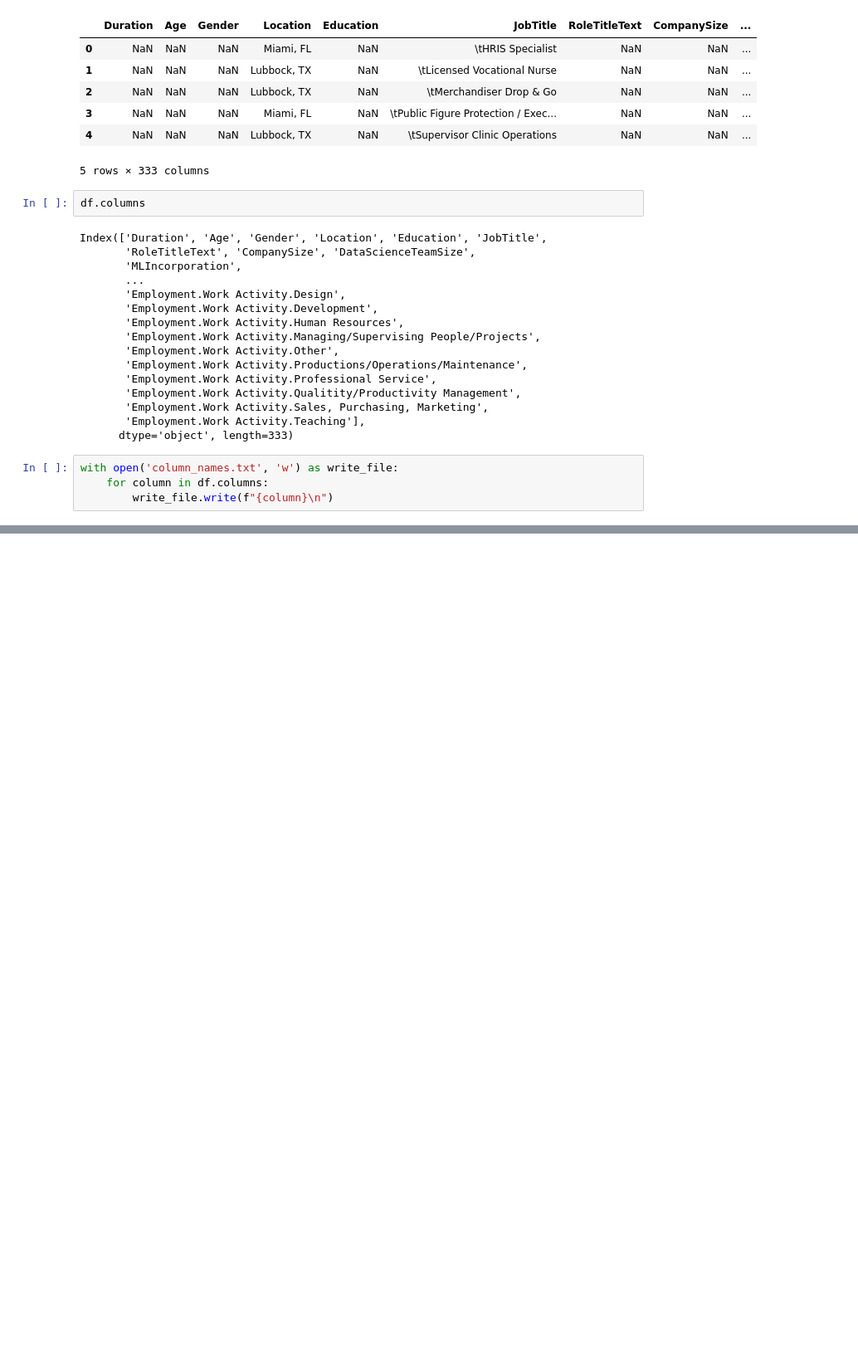
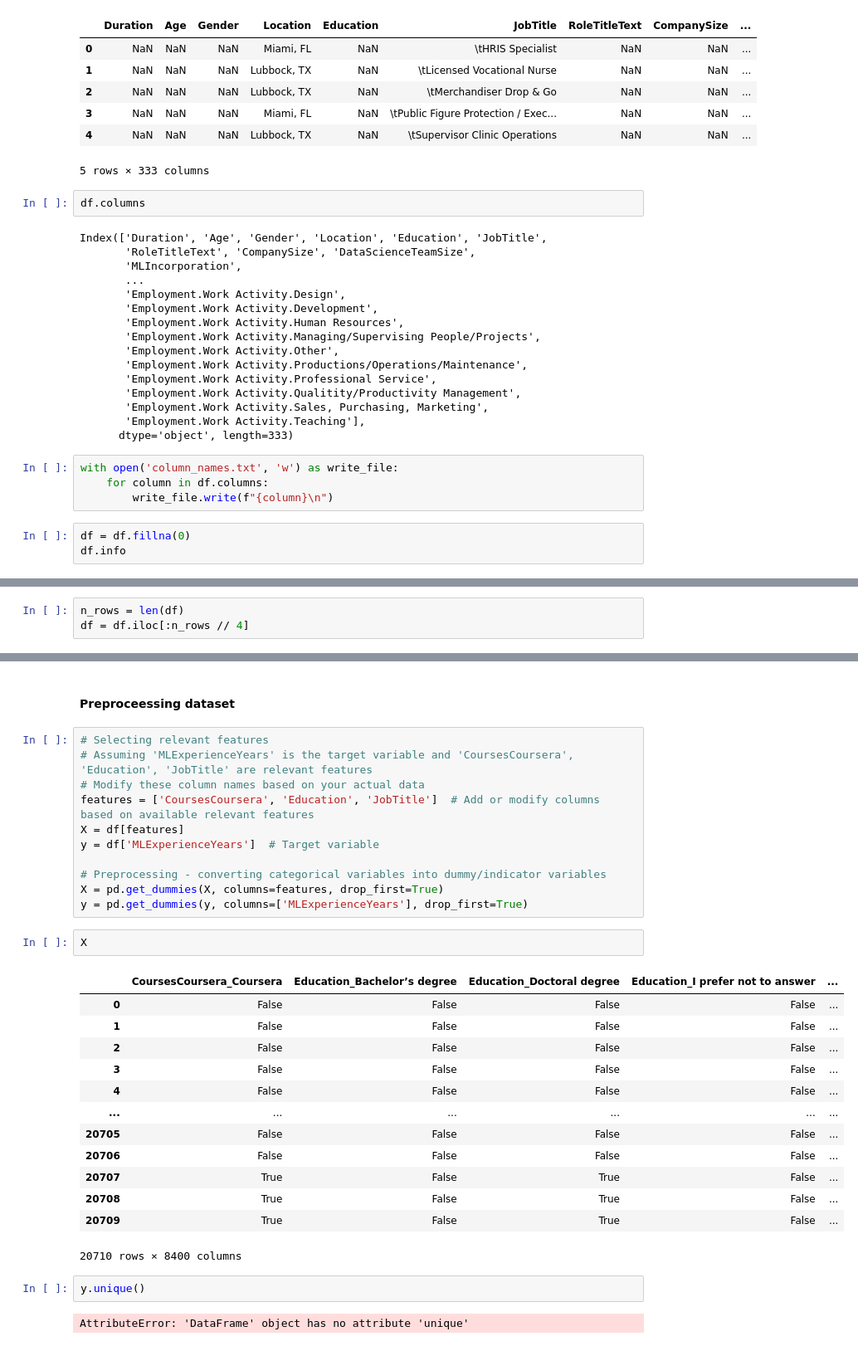
Before and after one commit to rahul0776/Job-Market-Trends, a Jupyter notebook: 50602510_algo.ipynb, the cells around one changed output, grey strips where cells are left out. Shown at 83% size. Saved outputs shown, nothing was run; the diff lists cells and outputs as text; blank space fills up the shorter version.

```diff
--- a/50602510_algo.ipynb
+++ b/50602510_algo.ipynb
@@ -47,3 +50,6 @@ Index(['Duration', 'Age', 'Gender', 'Location', 'Education', 'JobTitle',
 with open('column_names.txt', 'w') as write_file:
     for column in df.columns:
         write_file.write(f"{column}\n")
+# %%
+df = df.fillna(0)
+df.info
@@ -49,0 +74,3 @@ with open('column_names.txt', 'w') as write_file:
+# %%
+n_rows = len(df)
+df = df.iloc[:n_rows // 4]
@@ -89,0 +162,33 @@ print("R-squared:", r2)
+# %% [markdown]
+#### Preproceessing dataset
+# %%
+# Selecting relevant features
+# Assuming 'MLExperienceYears' is the target variable and 'CoursesCoursera', 'Education', 'JobTitle' are relevant features
+# Modify these column names based on your actual data
+features = ['CoursesCoursera', 'Education', 'JobTitle']  # Add or modify columns based on available relevant features
+X = df[features]
+y = df['MLExperienceYears']  # Target variable
+
+# Preprocessing - converting categorical variables into dummy/indicator variables
+X = pd.get_dummies(X, columns=features, drop_first=True)
+y = pd.get_dummies(y, columns=['MLExperienceYears'], drop_first=True)
+# %%
+X
+# %% [output]
+|  | CoursesCoursera_Coursera | Education_Bachelor’s degree | Education_Doctoral degree | Education_I prefer not to answer | ... |
+| 0 | False | False | False | False | ... |
+| 1 | False | False | False | False | ... |
+| 2 | False | False | False | False | ... |
+| 3 | False | False | False | False | ... |
+| 4 | False | False | False | False | ... |
+| ... | ... | ... | ... | ... | ... |
+| 20705 | False | False | False | False | ... |
+| 20706 | False | False | False | False | ... |
+| 20707 | True | False | True | False | ... |
+| 20708 | True | False | True | False | ... |
+| 20709 | True | False | True | False | ... |
+20710 rows × 8400 columns
+# %%
+y.unique()
+# %% [output]
+AttributeError: 'DataFrame' object has no attribute 'unique'
```
Also changed, not shown: parts of 26 cells of this notebook.
